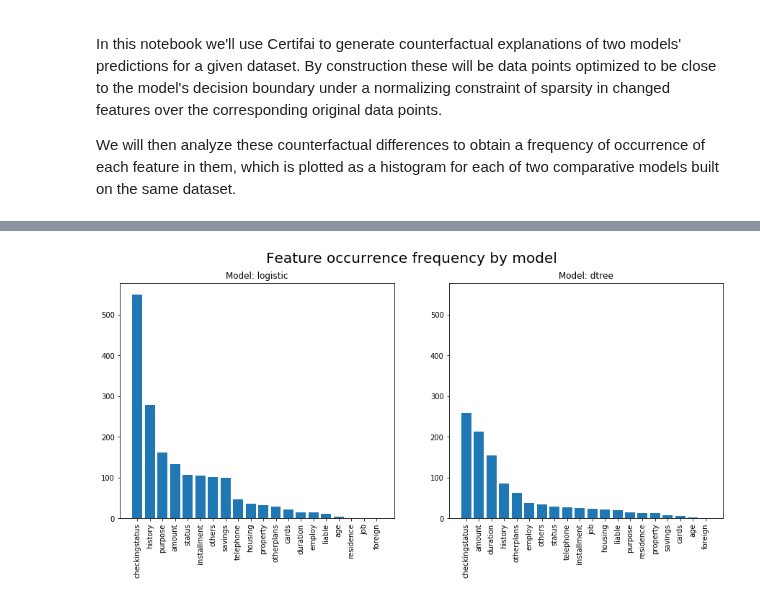
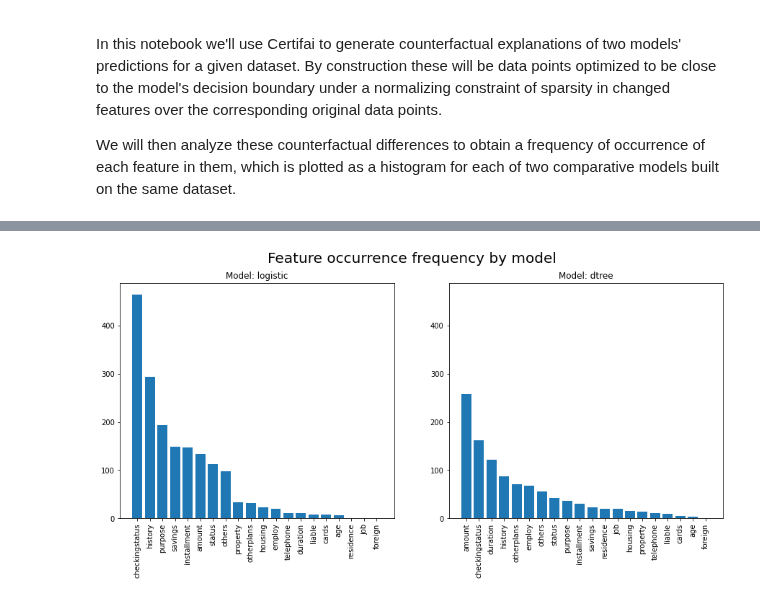
Before and after one commit to CognitiveScale/cortex-certifai-examples, a Jupyter notebook: notebooks/analyze_feature_usage/AnalyzeFeatureUsage.ipynb, the cells around one changed output, grey strips where cells are left out. Drawn from its saved outputs; the diff is of its cells as text; code cells hidden in the pictures.

```diff
--- a/notebooks/analyze_feature_usage/AnalyzeFeatureUsage.ipynb
+++ b/notebooks/analyze_feature_usage/AnalyzeFeatureUsage.ipynb
@@ -102,7 +93,7 @@ task = CertifaiPredictionTask(CertifaiTaskOutcomes.classification(
     ]),
     prediction_description='Determine whether a loan should be granted')
 
-scan = CertifaiScanBuilder.create('test_user_case',
+scan = CertifaiScanBuilder.create('test_use_case',
                                   prediction_task=task)
 # Add our local models
 first_model = CertifaiModel('logistic',
@@ -139,5 +130,5 @@ scan.dataset_schema.outcome_feature_name = 'outcome'
 # The result is a dictionary of dictionaries of reports.  The top level dict key is the evaluation type
 # and the second level key is model id.
 # Reports saved as JSON (which `write_reports=True` will do) may be visualized in the console app
-result = scan.run(write_reports=False)
+results = scan.run(write_reports=False)
 # %% [output]
@@ -185,31 +139,31 @@ def get_feature_frequency(model_id):
 # %%
 # Plot a histogram of frequency of occurrence of changes to each feature in counterfactuals
 %matplotlib inline
 import matplotlib.pyplot as plt
 
 def plot_histogram(ax, model_id):
-    all_changes, feature_names = get_feature_frequency(model_id)
-    indexes = np.arange(len(all_changes))
-    order = np.argsort(-all_changes)
-
-    ax.bar(indexes,all_changes[order])
+    explanation_df = construct_explanations_dataframe(explanations(results, model_id=model_id))
+    changes = counterfactual_feature_frequency(explanation_df)
+    sorted_changes = changes.sort_values(ascending=False)
+    indexes = np.arange(len(sorted_changes))
+    ax.bar(indexes,sorted_changes.values)
 
     ax.ylabel = 'Frequency'
     ax.set_title(f'Model: {model_id}')
     ax.set_xticks(indexes)
-    ax.set_xticklabels(feature_names[order], rotation=90)
+    ax.set_xticklabels(sorted_changes.index, rotation=90)
 
 fig, (ax1, ax2) = plt.subplots(1, 2, figsize=[15,6])
 fig.suptitle('Feature occurrence frequency by model', fontsize=20)
 
 plot_histogram(ax1, 'logistic')
 plot_histogram(ax2, 'dtree')
 
 # Put them both on the same scale
 ylim = max(ax1.get_ylim()[1], ax2.get_ylim()[1])
 ax1.set_ylim(top=ylim)
 ax2.set_ylim(top=ylim)
 
 plt.show()
 # %% [output]
-[figure, old version]
+[figure, new version]
```
Also changed, not shown: parts of 6 cells of this notebook, 2 other files.
